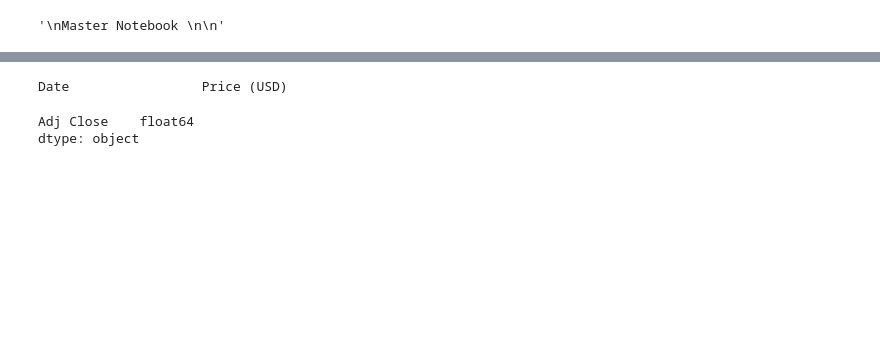
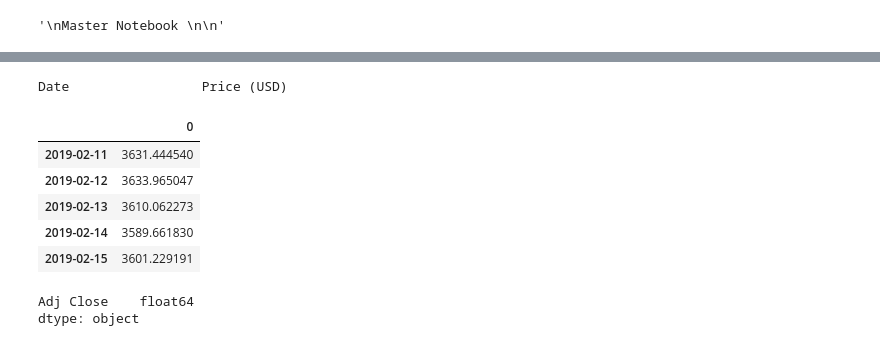
Before and after one commit to ravic4/project_1, a Jupyter notebook: master_notebook_it1.ipynb, the cells around one changed output, grey strips where cells are left out. Drawn from its saved outputs; the diff is of its cells as text; code cells hidden in the pictures; blank space fills up the shorter version.

```diff
--- a/master_notebook_it1.ipynb
+++ b/master_notebook_it1.ipynb
@@ -124,33 +145,40 @@ def get_historical_bitcoin_data(start_date, end_date):
         print(f"Failed to retrieve Bitcoin data. Status code: {response.status_code}")
         print(f"Error message: {response.text}")
     return None
 
 # Set the date range
 start_date = '2018-12-31'
 end_date = '2023-12-29'
 # Get historical Bitcoin data
 bitcoin_prices = get_historical_bitcoin_data(start_date, end_date)
 # Display the results in a simple table format
 
 dates = []
 prices_btc = []
 
 if bitcoin_prices:
     print("{:<20} {:<15}".format("Date", "Price (USD)"))
     for timestamp, price in bitcoin_prices:
         date_str = datetime.fromtimestamp(timestamp / 1000).strftime('%Y-%m-%d')
         if date_str <= end_date:
             dates.append(date_str)
             prices_btc.append(price)
             #print("{:<20} {:<15.2f}".format(date_str, price))
 
 # format = '%Y-%m-%d'
 # for i in dates:
 #     datetime.datetime.strptime(i, format).date()
 
 df_bitcoin = pd.DataFrame(prices_btc, dates)
+df_b
 # %% [output]
 Date                 Price (USD)
+|  | 0 |
+| 2019-02-11 | 3631.444540 |
+| 2019-02-12 | 3633.965047 |
+| 2019-02-13 | 3610.062273 |
+| 2019-02-14 | 3589.661830 |
+| 2019-02-15 | 3601.229191 |
 # %%
 """Antonio Section - Data
 """
```
Also changed, not shown: parts of 6 cells of this notebook, 3 other files.
